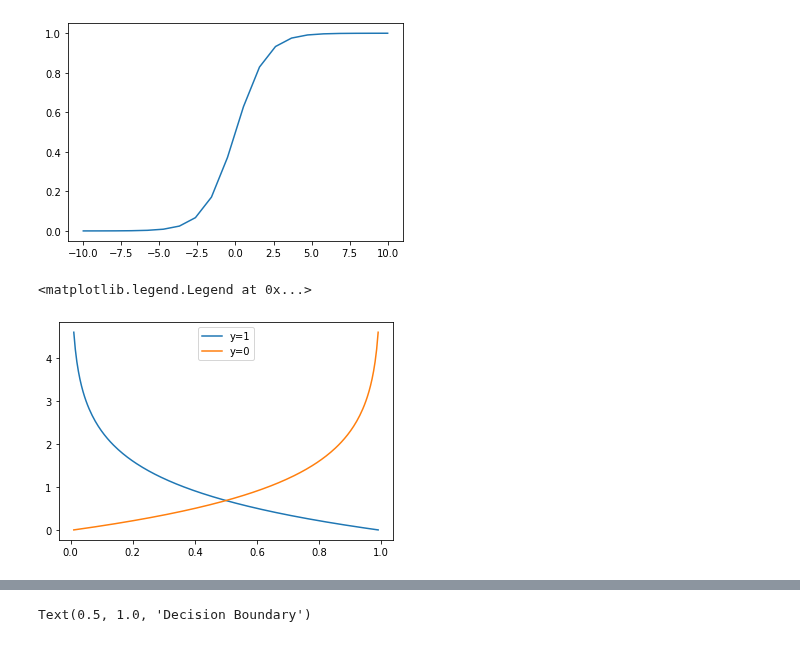
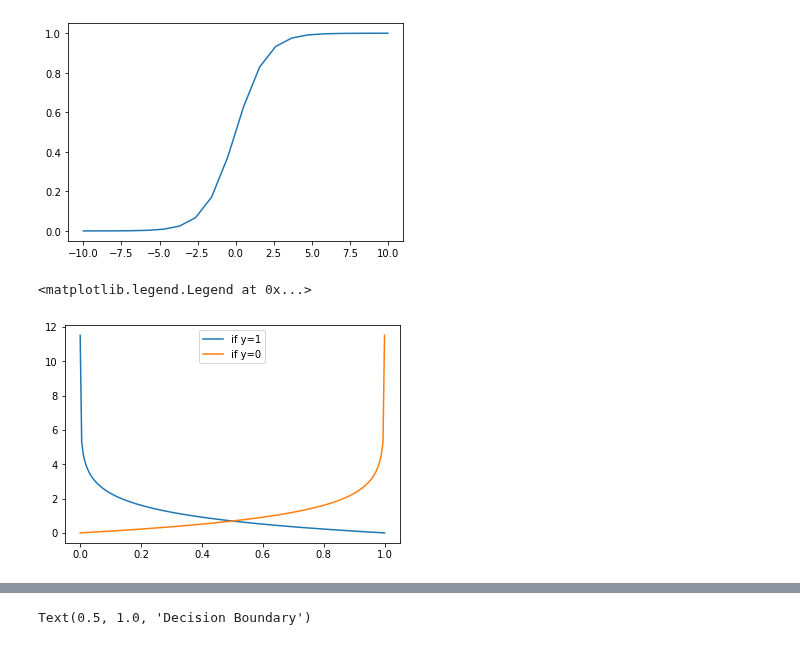
Before and after one commit to auslei/python, a Jupyter notebook: training_models/2.0_logistic_regression.ipynb, the cells around one changed output, grey strips where cells are left out. Cells and saved outputs as stored; diff of their text form; code cells hidden in the pictures.

```diff
--- a/training_models/2.0_logistic_regression.ipynb
+++ b/training_models/2.0_logistic_regression.ipynb
@@ -38,13 +29,13 @@ plt.plot(x, y)
 # %%
 # plotting the cost function intuition, note that basically we want to y approach infinity for undesired result. (ie. for class y = 1, small value if probability close to 1, but approches inifity when close to 0)
 
-x = np.linspace(1e-2, 1 - 1e-2, 200)
-plt.plot(x, -np.log(x), label='y=1')
-plt.plot(x, -np.log(1 - x), label='y=0')
+x = np.linspace(0.00001, 0.99999, 200)
+plt.plot(x, -np.log(x), label='if y=1')
+plt.plot(x, -np.log(1 - x), label='if y=0')
 plt.legend()
 # %% [output]
 <matplotlib.legend.Legend at 0x...>
-[figure, old version]
+[figure, new version]
 # %% [markdown]
 ## Logistic Regression Cost function (log loss)
 
```
Also changed, not shown: parts of 4 cells of this notebook, 6 other files.
